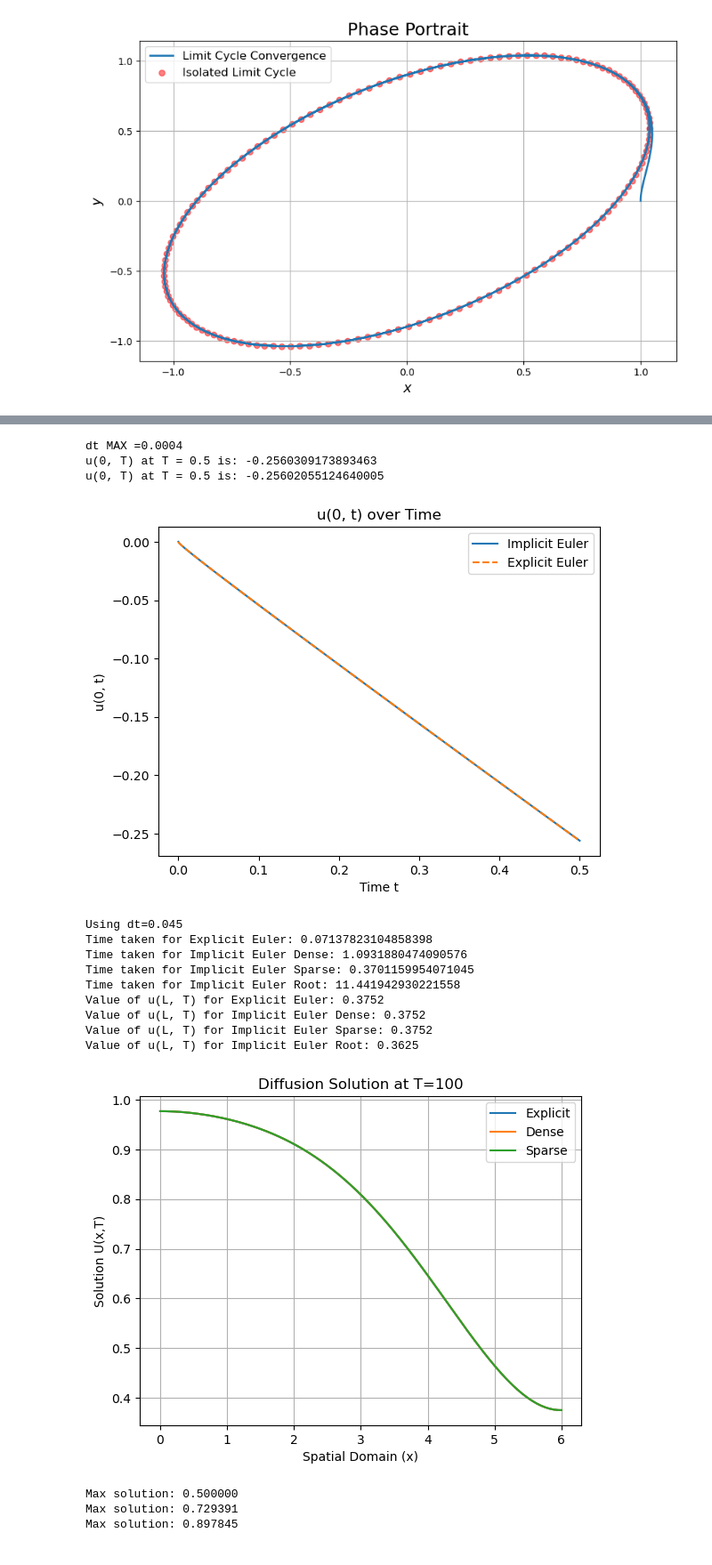
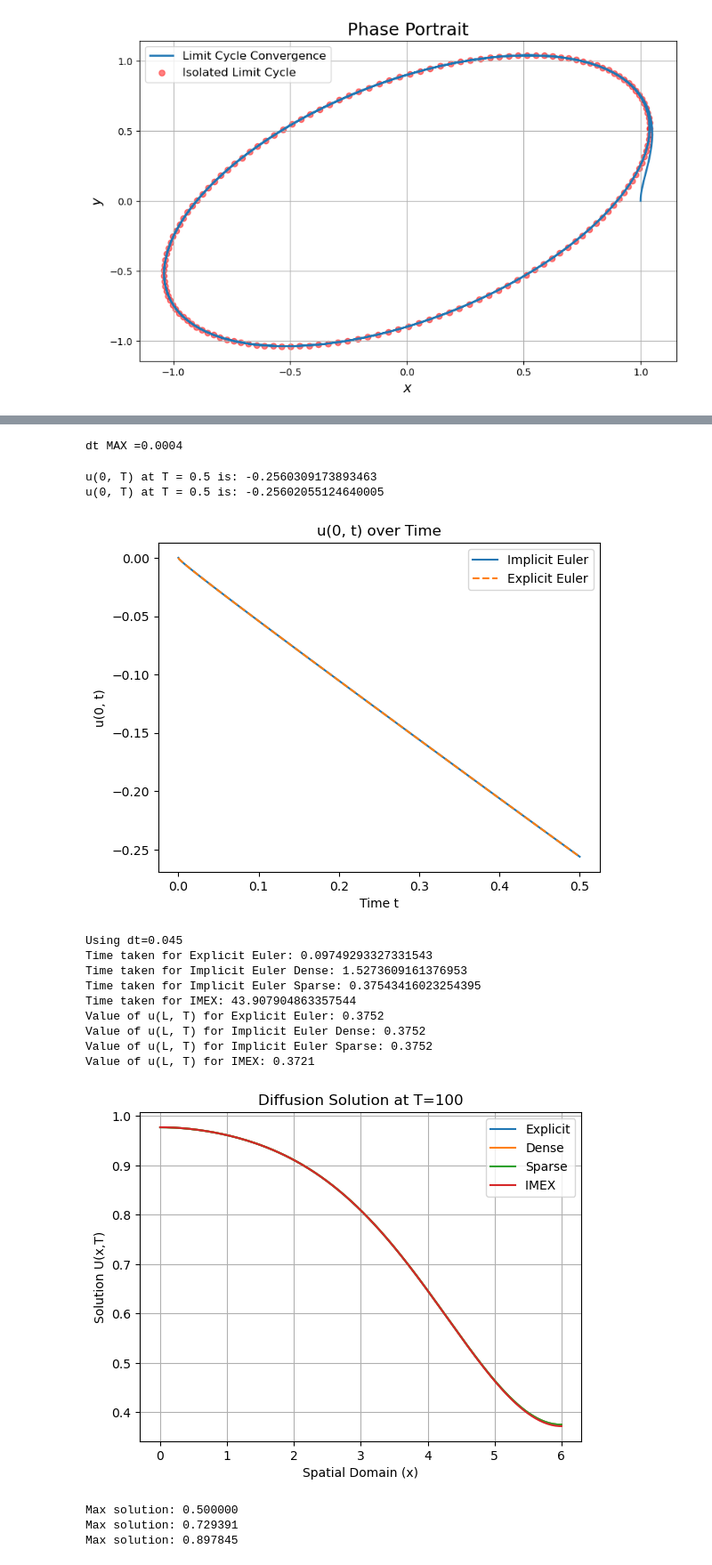
Before and after one commit to edatkinson/Scientific-Computing-3rd-Year-Project, a Jupyter notebook: Work/Report.ipynb, the cells around one changed output, grey strips where cells are left out. Shown at 89% size. Drawn from its saved outputs; the diff is of its cells as text; code cells hidden in the pictures.

```diff
--- a/Work/Report.ipynb
+++ b/Work/Report.ipynb
@@ -15,7 +21,7 @@ import scipy.linalg as LA
 from Equations_Functions import brusselator
 from ode_solver import solve_ode
 
-pars = [3] # B (A is fixed = 1)
+pars = [3, 1] # B (A is fixed = 1)
 y0 = np.array([1, 1])
 T = 20
 t = np.linspace(0, T, 1000)
@@ -294,8 +274,8 @@ import numpy as np
 import matplotlib.pyplot as plt
 
 boundary_conditions = [
-    BoundaryCondition('left', 'neumann', 1),
-    BoundaryCondition('right', 'dirichlet', 0)
+    BoundaryCondition('left', 'neumann', 1, coefficients=None),
+    BoundaryCondition('right', 'dirichlet', 0, coefficients=None)
 ]
 
 a = 0
@@ -305,8 +285,7 @@ N = 101
 T = 0.5
 
 def source_term(t, x, U):
-
-    return 0
+    return 0*x
 
 #Source term defined in the class
 initial_condition = lambda x: 0.5*x*(2-x)
@@ -317,7 +296,7 @@ print(f"dt MAX ={dt}")
 explicit_simulation = DiffusionSimulation(source_term,a, b, D, initial_condition, boundary_conditions, N, (0, T), method='explicit_euler', dt=0.5*dt)
 x_euler, t_eval_euler, U_euler = explicit_simulation.solve()
 
-implicit_simulation = DiffusionSimulation(source_term,a, b, D, initial_condition, boundary_conditions, N, (0, T), method='implicit_euler_sparse', dt=2*dt)
+implicit_simulation = DiffusionSimulation(source_term,a, b, D, initial_condition, boundary_conditions, N, (0, T), method='implicit_sparse', dt=2*dt)
 x_imp, t_eval_imp, U_imp = implicit_simulation.solve()
 
 u_exp_x0 = U_euler[:, 0] #extract solution at x = 0 for all times
@@ -335,8 +314,8 @@ plt.legend()
 plt.show()
 # %% [output]
 dt MAX =0.0004
-u(0, T) at T = 0.5 is: -0.2560309173893463
-u(0, T) at T = 0.5 is: -0.25602055124640005
+u(0, T) at T = 0.5 is: -0.2560309173893463
+u(0, T) at T = 0.5 is: -0.25602055124640005
 [figure]
 # %%
 # %%
@@ -360,8 +339,8 @@ import time
 
 
 boundary_conditions = [
-    BoundaryCondition('left', 'neumann', 0),
-    BoundaryCondition('right', 'neumann', 0)
+    BoundaryCondition('left', 'neumann', 0, coefficients=None),
+    BoundaryCondition('right', 'neumann', 0, coefficients=None)
 ]
 
 a = 0
@@ -389,7 +368,7 @@ explicit_time = end-start
 print(f"Time taken for Explicit Euler: {explicit_time}")
 
 
-imp_dense_simulation = DiffusionSimulation(source_term,a, b, D, initial_condition, boundary_conditions, N, (0, T), method='implicit_euler_dense', dt=4*dt)
+imp_dense_simulation = DiffusionSimulation(source_term,a, b, D, initial_condition, boundary_conditions, N, (0, T), method='implicit_dense', dt=4*dt)
 start = time.time()
 x_imp_dense, t_imp_dense, U_imp_dense = imp_dense_simulation.solve()
 end = time.time()
@@ -397,47 +376,47 @@ implicit_dense_time = end-start
 print(f"Time taken for Implicit Euler Dense: {implicit_dense_time}")
 
 
-imp_sparse_simulation = DiffusionSimulation(source_term,a, b, D, initial_condition, boundary_conditions, N, (0, T), method='implicit_euler_sparse', dt=4*dt)
+imp_sparse_simulation = DiffusionSimulation(source_term,a, b, D, initial_condition, boundary_conditions, N, (0, T), method='implicit_sparse', dt=4*dt)
 start = time.time()
 x_imp_sparse, t_imp_sparse, U_imp_sparse = imp_sparse_simulation.solve()
 end = time.time()
 implicit_sparse_time = end-start
 print(f"Time taken for Implicit Euler Sparse: {implicit_sparse_time}")
 
-imp_root_simulation = DiffusionSimulation(source_term,a, b, D, initial_condition, boundary_conditions, N, (0, T), method='implicit_euler_root', dt=4*dt)
+imp_root_simulation = DiffusionSimulation(source_term,a, b, D, initial_condition, boundary_conditions, N, (0, T), method='IMEX', dt=dt)
 start = time.time()
 x_imp_root, t_imp_root, U_imp_root = imp_root_simulation.solve()
 end = time.time()
 implicit_root_time = end-start
-print(f"Time taken for Implicit Euler Root: {implicit_root_time}")
+print(f"Time taken for IMEX: {implicit_root_time}")
 
 print(f"Value of u(L, T) for Explicit Euler: {U_exp[-1][-1]:.4f}"
 f"\nValue of u(L, T) for Implicit Euler Dense: {U_imp_dense[-1][-1]:.4f}"
 f"\nValue of u(L, T) for Implicit Euler Sparse: {U_imp_sparse[-1][-1]:.4f}"
-f"\nValue of u(L, T) for Implicit Euler Root: {U_imp_root[-1][-1]:.4f}")
+f"\nValue of u(L, T) for IMEX: {U_imp_root[-1][-1]:.4f}")
 #All bar Implicit Root method are within 4sig figs - to do with BCs Investigate this further
 
 plt.plot(x_exp, U_exp[-1], label='Explicit')
 plt.plot(x_imp_dense, U_imp_dense[-1], label='Dense')
 plt.plot(x_imp_sparse, U_imp_sparse[-1], label='Sparse')
-#plt.plot(x_imp_root, U_imp_root[-1], label=' Root ')
+plt.plot(x_imp_root, U_imp_root[-1], label='IMEX ')
 
 plt.xlabel('Spatial Domain (x)')
 plt.ylabel('Solution U(x,T)')
 plt.title('Diffusion Solution at T=100')
 plt.legend()
 plt.grid(True)
 plt.show()
 # %% [output]
 Using dt=0.045
-Time taken for Explicit Euler: 0.07137823104858398
-Time taken for Implicit Euler Dense: 1.0931880474090576
-Time taken for Implicit Euler Sparse: 0.3701159954071045
-Time taken for Implicit Euler Root: 11.441942930221558
+Time taken for Explicit Euler: 0.09749293327331543
+Time taken for Implicit Euler Dense: 1.5273609161376953
+Time taken for Implicit Euler Sparse: 0.37543416023254395
+Time taken for IMEX: 43.907904863357544
 Value of u(L, T) for Explicit Euler: 0.3752
 Value of u(L, T) for Implicit Euler Dense: 0.3752
 Value of u(L, T) for Implicit Euler Sparse: 0.3752
-Value of u(L, T) for Implicit Euler Root: 0.3625
+Value of u(L, T) for IMEX: 0.3721
-[figure, old version]
+[figure, new version]
 # %%
 #Question 6
```
Also changed, not shown: parts of 16 cells of this notebook, 11 other files.
